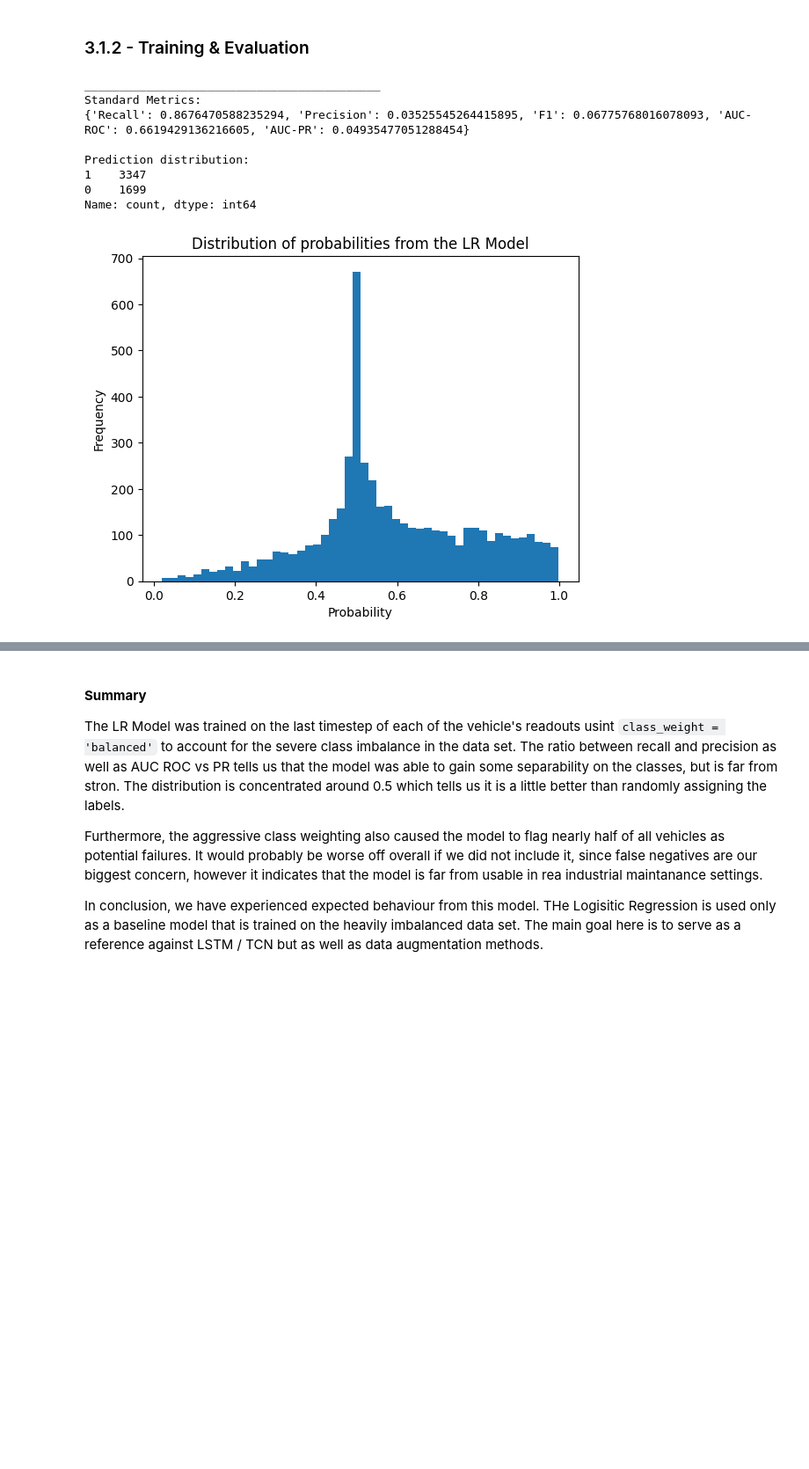
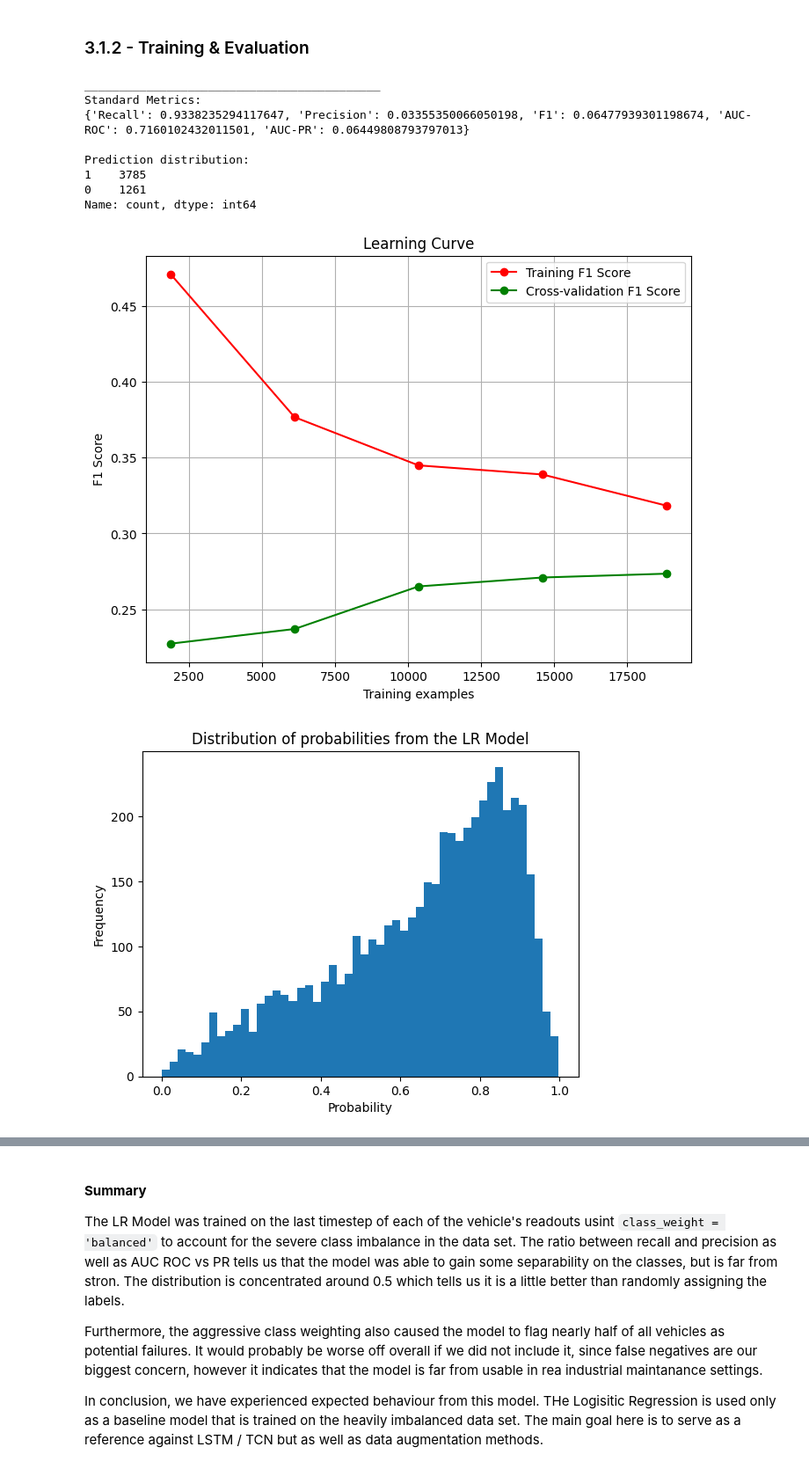
Before and after one commit to eliasLM-dev/SCANIA_Component_X, a Jupyter notebook: notebooks/model_experimentation.ipynb, the cells around one changed output, grey strips where cells are left out. Shown at 88% size. Saved outputs shown, nothing was run; the diff lists cells and outputs as text; code cells hidden in the pictures; blank space fills up the shorter version.

```diff
--- a/notebooks/model_experimentation.ipynb
+++ b/notebooks/model_experimentation.ipynb
@@ -191,9 +192,20 @@ Val mean:   34.576, std: 1085.395
 ### 3.1.1 - Logistic Regression Functions
 # %%
 from sklearn.linear_model import LogisticRegression
+from sklearn.model_selection import learning_curve
+
 
 def train_lr_model(X, y):
-  lr_model = LogisticRegression(class_weight='balanced', random_state=SEED, max_iter=1000, C=0.1, l1_ratio=1, solver='liblinear')
+  lr_model = LogisticRegression(
+    penalty='elasticnet',
+    l1_ratio=0.5,
+    C=5.0,
+    solver='saga',
+    class_weight='balanced',
+    random_state=SEED,
+    max_iter=1000
+)
+
   lr_model.fit(X, y)
 
   return lr_model
@@ -225,6 +237,27 @@ def save_lr_model(model, path):
   print(f"Model saved to {path}")
 
   return None
+
+
+def plot_learning_curve(estimator, X, y):
+    train_sizes, train_scores, test_scores = learning_curve(
+        estimator, X, y, cv=5, scoring='f1', n_jobs=-1,
+        train_sizes=np.linspace(0.1, 1.0, 5)
+    )
+
+    train_scores_mean = np.mean(train_scores, axis=1)
+    test_scores_mean = np.mean(test_scores, axis=1)
+
+    plt.figure(figsize=(8, 6))
+    plt.plot(train_sizes, train_scores_mean, 'o-', color="r", label="Training F1 Score")
+    plt.plot(train_sizes, test_scores_mean, 'o-', color="g", label="Cross-validation F1 Score")
+
+    plt.title("Learning Curve")
+    plt.xlabel("Training examples")
+    plt.ylabel("F1 Score")
+    plt.legend(loc="best")
+    plt.grid()
+    plt.show()
 # %% [markdown]
 ### 3.1.2 -  Training & Evaluation
 # %%
@@ -246,23 +279,26 @@ lr_metrics = {
 print("___________________________________________")
 print("Standard Metrics:")
 print(lr_metrics)
-
 # Prediction distribution
 print(f"\nPrediction distribution:\n{pd.Series(pred).value_counts()}")
-
-# Histogram
-plt.hist(prob, bins=50)
-plt.title('Distribution of probabilities from the LR Model')
-plt.xlabel('Probability')
-plt.ylabel('Frequency')
-plt.show()
 # %% [output]
 ___________________________________________
 Standard Metrics:
-{'Recall': 0.8676470588235294, 'Precision': 0.03525545264415895, 'F1': 0.06775768016078093, 'AUC-ROC': 0.6619429136216605, 'AUC-PR': 0.04935477051288454}
+{'Recall': 0.9338235294117647, 'Precision': 0.03355350066050198, 'F1': 0.06477939301198674, 'AUC-ROC': 0.7160102432011501, 'AUC-PR': 0.06449808793797013}
 
 Prediction distribution:
-1    3347
-0    1699
+1    3785
+0    1261
 Name: count, dtype: int64
-[figure, removed]
+# %%
+plot_learning_curve(lr_model, X_train_lr, y_train_lr)
+
+# Histogram
+plt.hist(prob, bins=50)
+plt.title('Distribution of probabilities from the LR Model')
+plt.xlabel('Probability')
+plt.ylabel('Frequency')
+plt.show()
+# %% [output]
+[figure, added]
+[figure, added]
```
Also changed, not shown: parts of 51 cells of this notebook, 8 other files.
